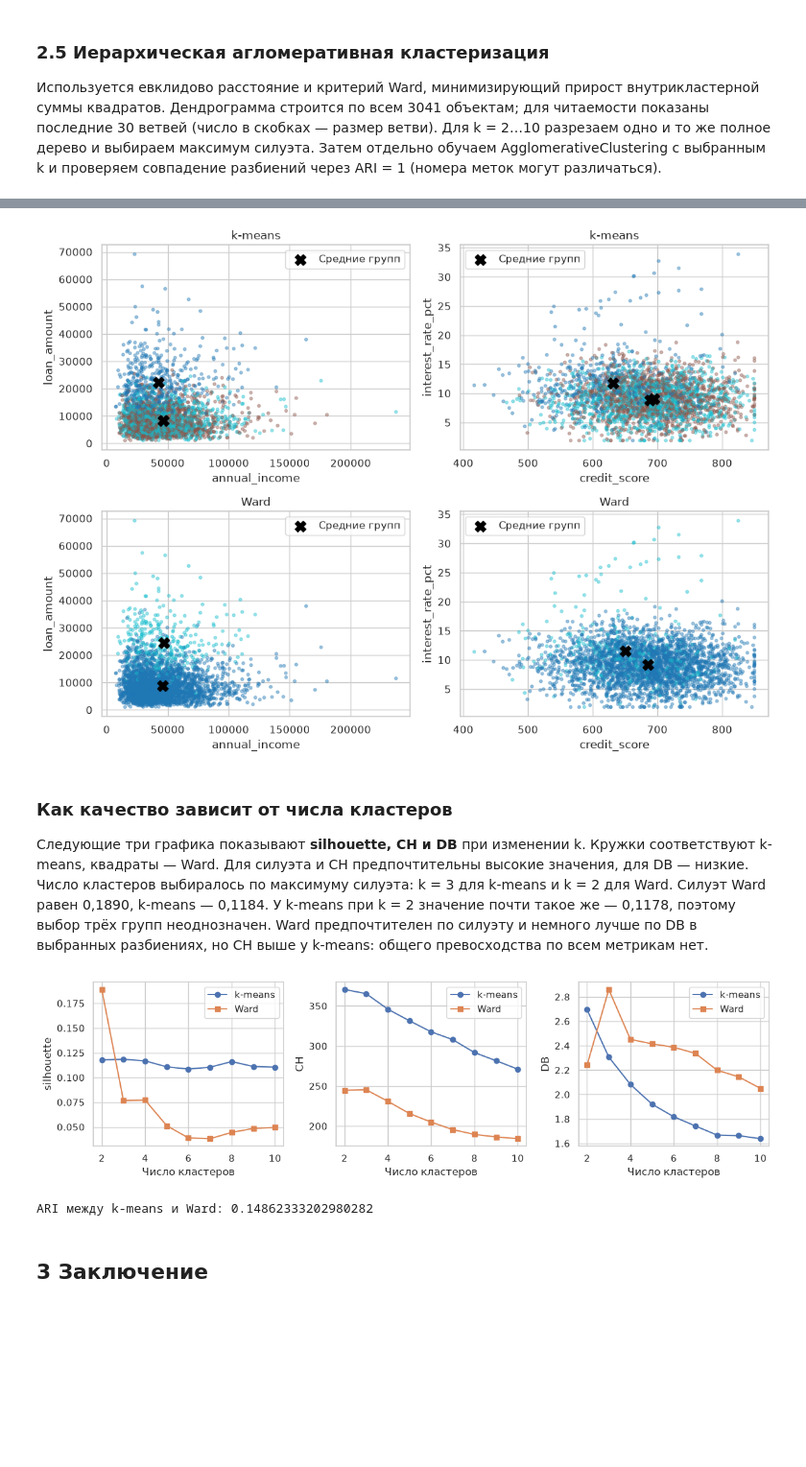
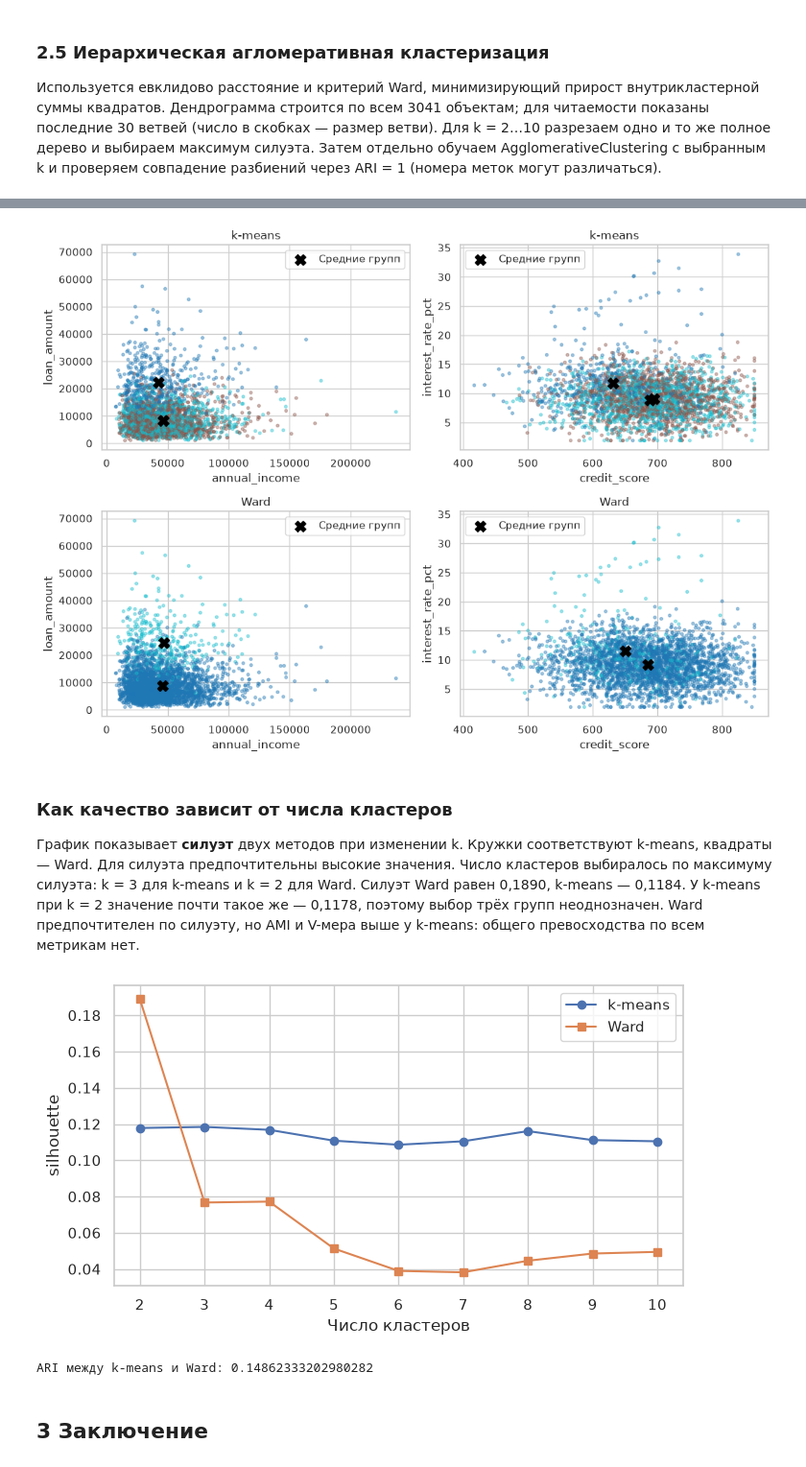
Before and after one commit to MMLive79/ida-laba-4, a Jupyter notebook: ЛР4_Вариант4.ipynb, the cells around one changed output, grey strips where cells are left out. Shown at 96% size. Drawn from its saved outputs; the diff is of its cells as text; code cells hidden in the pictures; blank space fills up the shorter version.

```diff
--- a/ЛР4_Вариант4.ipynb
+++ b/ЛР4_Вариант4.ipynb
@@ -23,8 +23,7 @@ import sklearn, scipy
 from IPython.display import display, Markdown
 from sklearn.preprocessing import StandardScaler
 from sklearn.cluster import KMeans, AgglomerativeClustering
-from sklearn.metrics import (silhouette_score, calinski_harabasz_score,
-    davies_bouldin_score, adjusted_rand_score, adjusted_mutual_info_score,
+from sklearn.metrics import (silhouette_score, adjusted_rand_score, adjusted_mutual_info_score,
     homogeneity_score, completeness_score, v_measure_score,
     fowlkes_mallows_score)
 from scipy.cluster.hierarchy import linkage, dendrogram, cut_tree
@@ -42,9 +41,7 @@ def savefig(name):
     plt.savefig(FIG / f'{name}.png', dpi=160, bbox_inches='tight')
     plt.show()
 def quality(X, labels, y=None):
-    out = {'silhouette': silhouette_score(X, labels),
-           'CH': calinski_harabasz_score(X, labels),
-           'DB': davies_bouldin_score(X, labels)}
+    out = {'silhouette': silhouette_score(X, labels)}
     if y is not None:
         out.update(ARI=adjusted_rand_score(y, labels),
                    AMI=adjusted_mutual_info_score(y, labels),
@@ -507,7 +503,7 @@ comparison = pd.DataFrame([
     {'метод': 'k-means', 'k': best_k, **quality(Z, labels_km, y)},
     {'метод': 'Ward', 'k': best_ward_k, **quality(Z, labels_ward, y)}
 ]).set_index('метод')
-display(Markdown('### Сравнение выбранных разбиений\nВ таблице сравниваются k-means при k = 3 и Ward при k = 2. **Silhouette и CH: больше — лучше; DB: меньше — лучше.** ARI, AMI, FMI, homogeneity, completeness и V_measure сравнивают кластеры с известным Default, который не участвовал в обучении.'))
+display(Markdown('### Сравнение выбранных разбиений\nВ таблице сравниваются k-means при k = 3 и Ward при k = 2. **Silhouette: больше — лучше.** ARI, AMI, FMI, homogeneity, completeness и V_measure сравнивают кластеры с известным Default, который не участвовал в обучении.'))
 display(comparison.T)
 comparison.to_csv(RES / 'comparison.csv')
 assignments = data.assign(cluster_kmeans=labels_km, cluster_ward=labels_ward)
@@ -525,9 +521,9 @@ for row, (method, labels) in enumerate([('k-means', labels_km), ('Ward', labels_
         ax.set(xlabel=a, ylabel=b, title=method)
         ax.legend()
 savefig('07_bank_clusters')
-display(Markdown('### Как качество зависит от числа кластеров\nСледующие три графика показывают **silhouette, CH и DB** при изменении k. Кружки соответствуют k-means, квадраты — Ward. Для силуэта и CH предпочтительны высокие значения, для DB — низкие. Число кластеров выбиралось по максимуму силуэта: k = 3 для k-means и k = 2 для Ward. Силуэт Ward равен 0,1890, k-means — 0,1184. У k-means при k = 2 значение почти такое же — 0,1178, поэтому выбор трёх групп неоднозначен. Ward предпочтителен по силуэту и немного лучше по DB в выбранных разбиениях, но CH выше у k-means: общего превосходства по всем метрикам нет.'))
-fig, axes = plt.subplots(1, 3, figsize=(12, 3.5))
-for ax, col in zip(axes, ['silhouette', 'CH', 'DB']):
+display(Markdown('### Как качество зависит от числа кластеров\nГрафик показывает **силуэт** двух методов при изменении k. Кружки соответствуют k-means, квадраты — Ward. Для силуэта предпочтительны высокие значения. Число кластеров выбиралось по максимуму силуэта: k = 3 для k-means и k = 2 для Ward. Силуэт Ward равен 0,1890, k-means — 0,1184. У k-means при k = 2 значение почти такое же — 0,1178, поэтому выбор трёх групп неоднозначен. Ward предпочтителен по силуэту, но AMI и V-мера выше у k-means: общего превосходства по всем метрикам нет.'))
+fig, axes = plt.subplots(1, 1, figsize=(7, 4))
+for ax, col in [(axes, 'silhouette')]:
     ax.plot(search.k, search[col], 'o-', label='k-means')
     ax.plot(ward_search.k, ward_search[col], 's-', label='Ward')
     ax.set(xlabel='Число кластеров', ylabel=col)
@@ -552,15 +546,15 @@ print('ARI между k-means и Ward:', summary['cluster_agreement'])
 | ARI | 0.1104 | 0.1590 |
 | AMI | 0.0926 | 0.0547 |
 | FMI | 0.5629 | 0.7782 |
 | homogeneity | 0.1410 | 0.0466 |
 | completeness | 0.0693 | 0.0673 |
 | V_measure | 0.0930 | 0.0551 |
 ### Кластеры в двух проекциях признаков
 **Верхний ряд — k-means, нижний — Ward.** Слева показаны годовой доход и сумма кредита, справа — кредитный скор и процентная ставка. Цвет обозначает кластер, а чёрные кресты — средние значения признаков в каждой группе. Номера и цвета кластеров условны: одинаковый цвет у разных методов не гарантирует одинаковый состав группы. Это двумерные проекции разбиений, построенных по семи стандартизованным признакам; оси показаны в исходных единицах. Перекрытие точек в проекции возможно.
 [figure]
 ### Как качество зависит от числа кластеров
-Следующие три графика показывают **silhouette, CH и DB** при изменении k. Кружки соответствуют k-means, квадраты — Ward. Для силуэта и CH предпочтительны высокие значения, для DB — низкие. Число кластеров выбиралось по максимуму силуэта: k = 3 для k-means и k = 2 для Ward. Силуэт Ward равен 0,1890, k-means — 0,1184. У k-means при k = 2 значение почти такое же — 0,1178, поэтому выбор трёх групп неоднозначен. Ward предпочтителен по силуэту и немного лучше по DB в выбранных разбиениях, но CH выше у k-means: общего превосходства по всем метрикам нет.
+График показывает **силуэт** двух методов при изменении k. Кружки соответствуют k-means, квадраты — Ward. Для силуэта предпочтительны высокие значения. Число кластеров выбиралось по максимуму силуэта: k = 3 для k-means и k = 2 для Ward. Силуэт Ward равен 0,1890, k-means — 0,1184. У k-means при k = 2 значение почти такое же — 0,1178, поэтому выбор трёх групп неоднозначен. Ward предпочтителен по силуэту, но AMI и V-мера выше у k-means: общего превосходства по всем метрикам нет.
-[figure, old version]
+[figure, new version]
 ARI между k-means и Ward: 0.14862333202980282
 # %% [markdown]
 ## 3 Заключение
```
Also changed, not shown: parts of 7 cells of this notebook.
